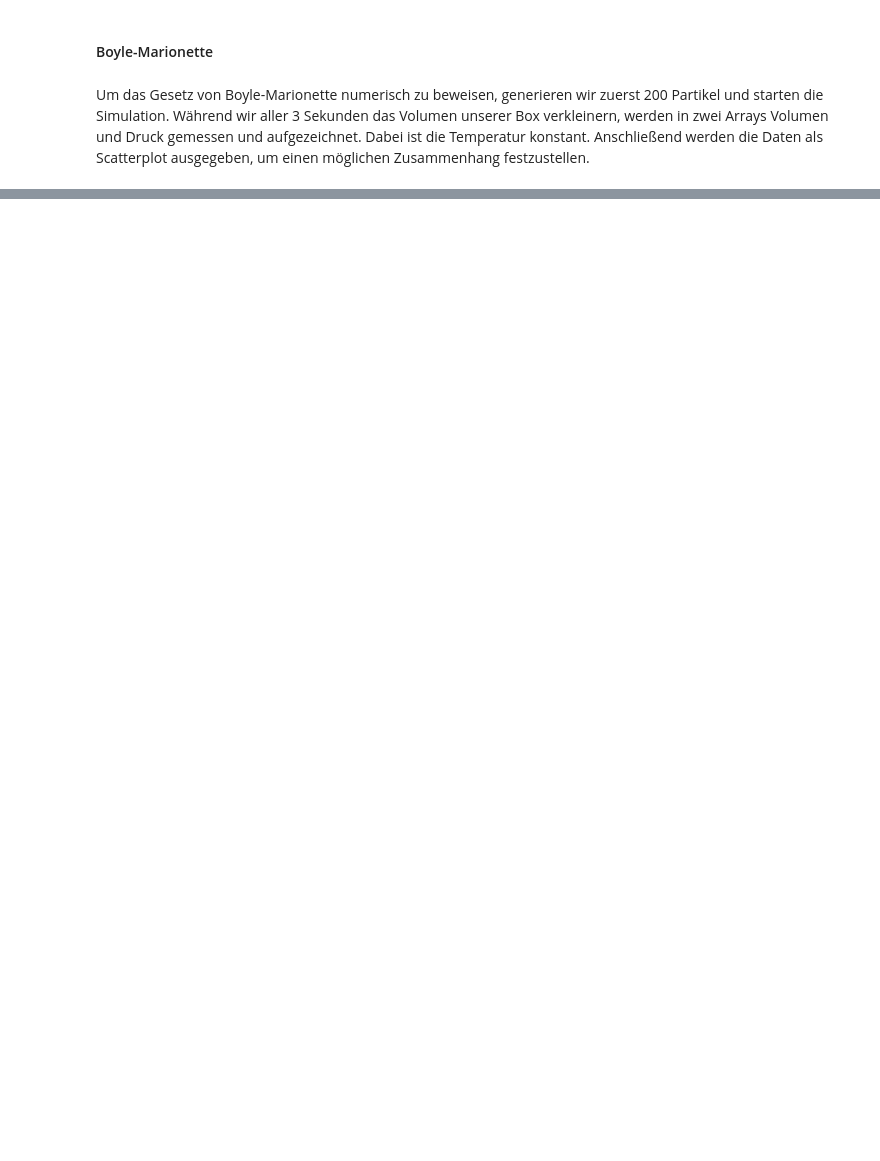
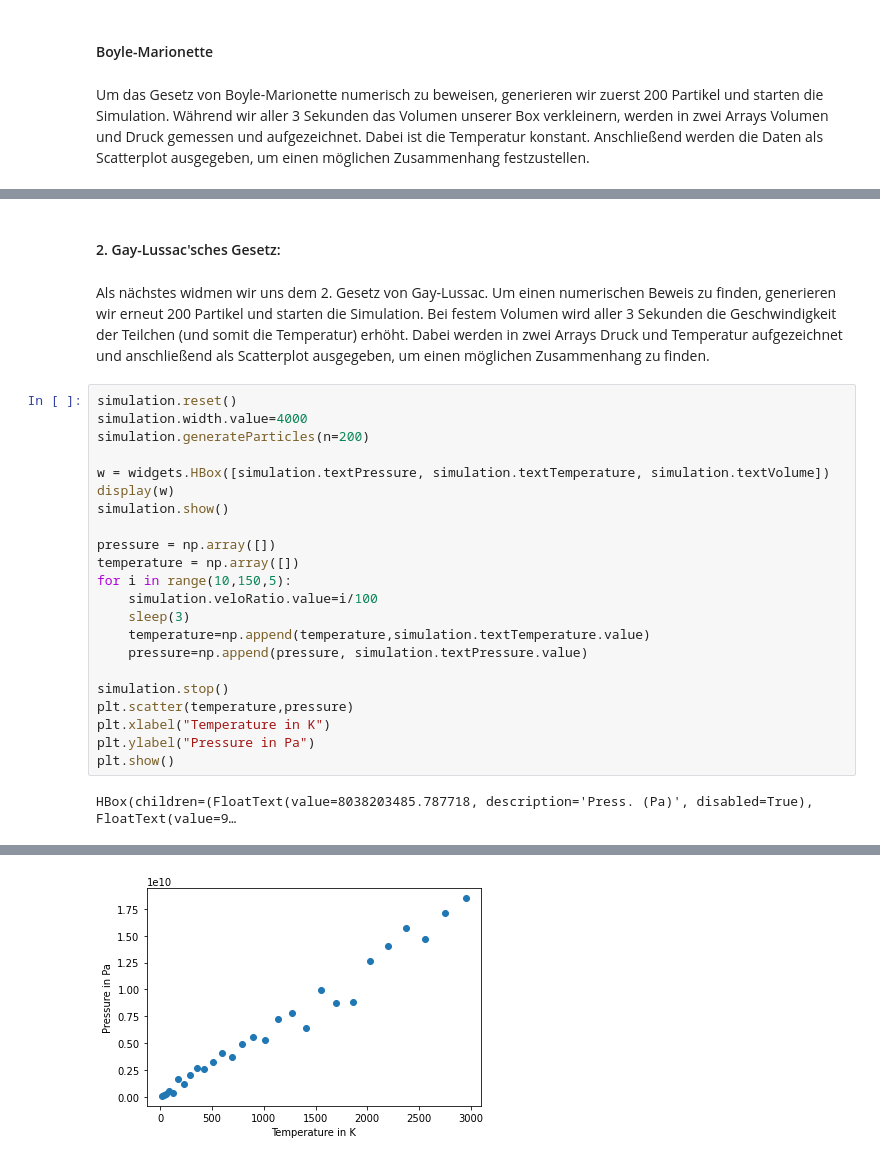
Before and after one commit to XDRoffler/IdealGas, a Jupyter notebook: FinalProject.ipynb, the cells around one changed output, grey strips where cells are left out. Saved outputs shown, nothing was run; the diff lists cells and outputs as text; blank space fills up the shorter version.

```diff
--- a/FinalProject.ipynb
+++ b/FinalProject.ipynb
@@ -691,0 +658,28 @@ simulation.stop()
+# %% [markdown]
+<h4>2. Gay-Lussac'sches Gesetz: </h4>
+# %% [markdown]
+Als nächstes widmen wir uns dem 2. Gesetz von Gay-Lussac. Um einen numerischen Beweis zu finden, generieren wir erneut 200 Partikel und starten die Simulation. Bei festem Volumen wird aller 3 Sekunden die Geschwindigkeit der Teilchen (und somit die Temperatur) erhöht. Dabei werden in zwei Arrays Druck und Temperatur aufgezeichnet und anschließend als Scatterplot ausgegeben, um einen möglichen Zusammenhang zu finden.
+# %%
+simulation.reset()
+simulation.width.value=4000
+simulation.generateParticles(n=200)
+
+w = widgets.HBox([simulation.textPressure, simulation.textTemperature, simulation.textVolume])
+display(w)
+simulation.show()
+
+pressure = np.array([])
+temperature = np.array([])
+for i in range(10,150,5):
+    simulation.veloRatio.value=i/100
+    sleep(3)
+    temperature=np.append(temperature,simulation.textTemperature.value)
+    pressure=np.append(pressure, simulation.textPressure.value)
+
+simulation.stop()
+plt.scatter(temperature,pressure)
+plt.xlabel("Temperature in K")
+plt.ylabel("Pressure in Pa")
+plt.show()
+# %% [output]
+HBox(children=(FloatText(value=8038203485.787718, description='Press. (Pa)', disabled=True), FloatText(value=9…
@@ -691,0 +687 @@ simulation.stop()
+[figure, added]
```
Also changed, not shown: parts of 71 cells of this notebook.
